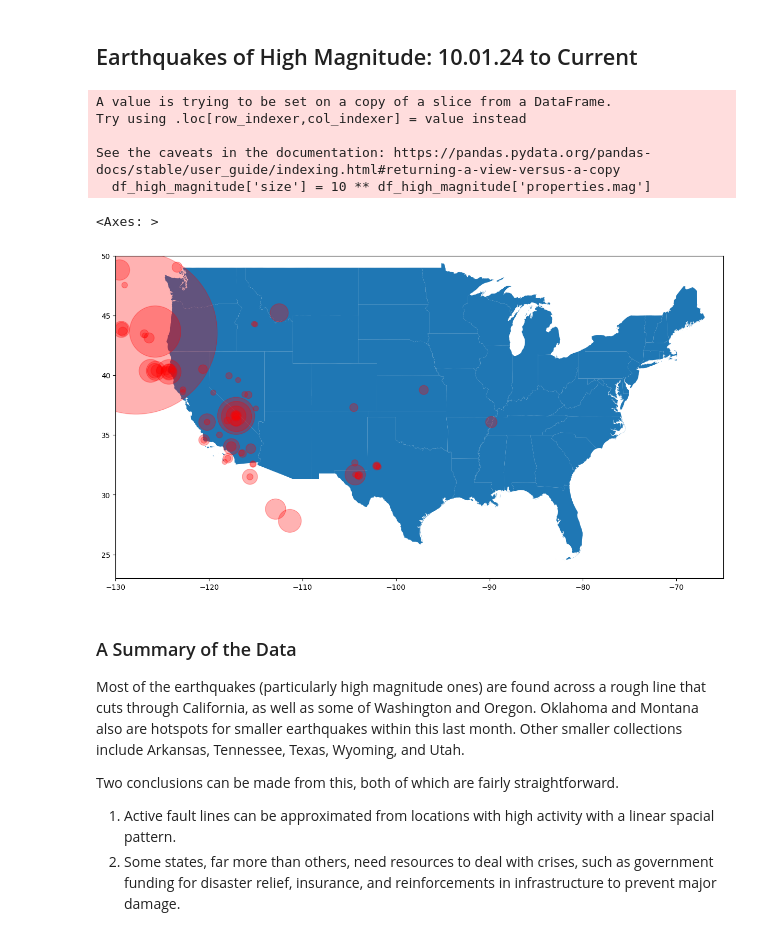
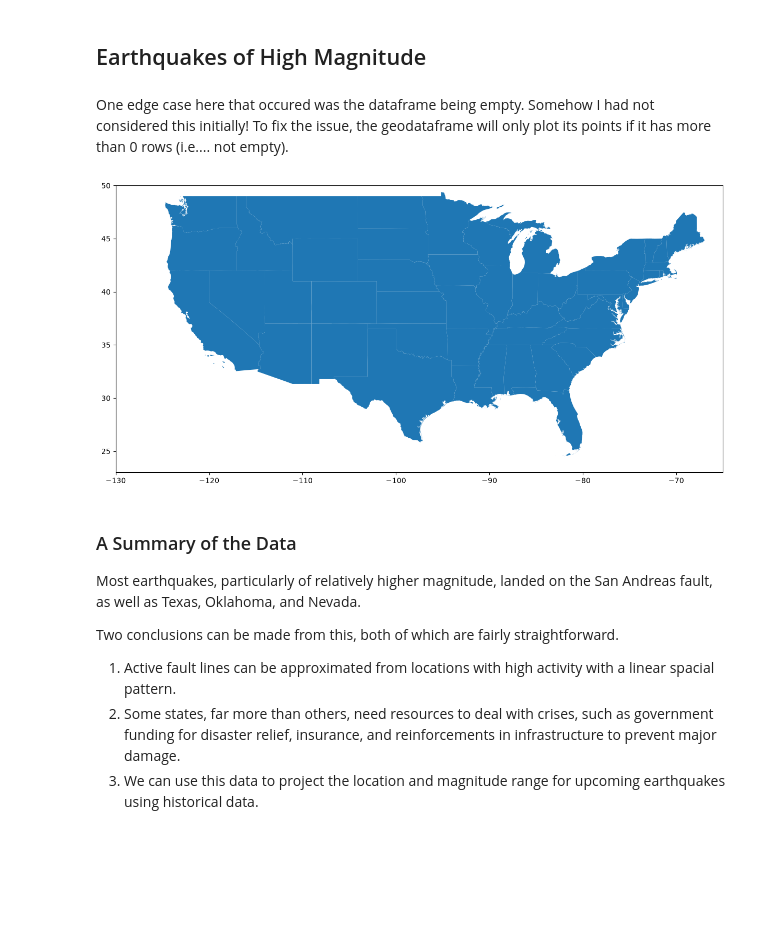
Before and after one commit to careervrosterm/algorithm-portfolio, a Jupyter notebook: API Earthquake Scraper and Heat Map.ipynb, the cells around one changed output. Drawn from its saved outputs; the diff is of its cells as text; code cells hidden in the pictures; blank space fills up the shorter version.

Commit message:
Cleaned up Earthquake Scraper notebook

```diff
--- a/API Earthquake Scraper and Heat Map.ipynb
+++ b/API Earthquake Scraper and Heat Map.ipynb
@@ -12,2 +15,4 @@ The following request collects data from the USGS' database regarding earthquake
 # %%
-response = requests.get("https://earthquake.usgs.gov/fdsnws/event/1/query?format=geojson&starttime=2024-10-01&minlongitude=-140&maxlongitude=-50&minlatitude=22&maxlatitude=52")
+now = datetime.datetime.now()
+now_text = now.strftime("%Y-%m-%d")
+response = requests.get(f"https://earthquake.usgs.gov/fdsnws/event/1/query?format=geojson&starttime={now_text}&minlongitude=-140&maxlongitude=-50&minlatitude=22&maxlatitude=52")
@@ -108,35 +100,34 @@ See the caveats in the documentation: https://pandas.pydata.org/pandas-docs/stab
 # %% [markdown]
-## Earthquakes of High Magnitude: 10.01.24 to Current
+## Earthquakes of High Magnitude
+# %% [markdown]
+One edge case here that occured was the dataframe being empty. Somehow I had not considered this initially!
+To fix the issue, the geodataframe will only plot its points if it has more than 0 rows (i.e.... not empty).
 # %%
 import geopandas as gpd
 
 ax = df_states.to_crs("EPSG:4326").plot(figsize = (15, 15))
 ax.set_xlim(-130, -65)
 ax.set_ylim(23, 50)
 df_high_magnitude['size'] = 10 ** df_high_magnitude['properties.mag']
 
 gdf_high = gpd.GeoDataFrame(
     df_high_magnitude,
     geometry=gpd.points_from_xy(
         x=df_high_magnitude["geometry.coordinates"].str[0],
         y=df_high_magnitude["geometry.coordinates"].str[1]
     ),
     crs="EPSG:4326"
 )
 
-gdf_high.plot(ax=ax, color="red", alpha=0.3, markersize= df_high_magnitude['size']/20)
+if len(gdf_high) > 0:
+    gdf_high.plot(ax=ax, color="red", alpha=0.3, markersize= df_high_magnitude['size']/20)
 # %% [output]
-A value is trying to be set on a copy of a slice from a DataFrame.
-Try using .loc[row_indexer,col_indexer] = value instead
-
-See the caveats in the documentation: https://pandas.pydata.org/pandas-docs/stable/user_guide/indexing.html#returning-a-view-versus-a-copy
-  df_high_magnitude['size'] = 10 ** df_high_magnitude['properties.mag']
-<Axes: >
-[figure, old version]
+[figure, new version]
 # %% [markdown]
 ### A Summary of the Data
-Most of the earthquakes (particularly high magnitude ones) are found across a rough line that cuts through California, as well as some of Washington and Oregon. Oklahoma and Montana also are hotspots for smaller earthquakes within this last month. Other smaller collections include Arkansas, Tennessee, Texas, Wyoming, and Utah.
+Most earthquakes, particularly of relatively higher magnitude, landed on the San Andreas fault, as well as Texas, Oklahoma, and Nevada.
 
 Two conclusions can be made from this, both of which are fairly straightforward.
 1. Active fault lines can be approximated from locations with high activity with a linear spacial pattern.
 2. Some states, far more than others, need resources to deal with crises, such as government funding for disaster relief, insurance, and reinforcements in infrastructure to prevent major damage.
+3. We can use this data to project the location and magnitude range for upcoming earthquakes using historical data.
```
Also changed, not shown: parts of 9 cells of this notebook, 1 other file.
